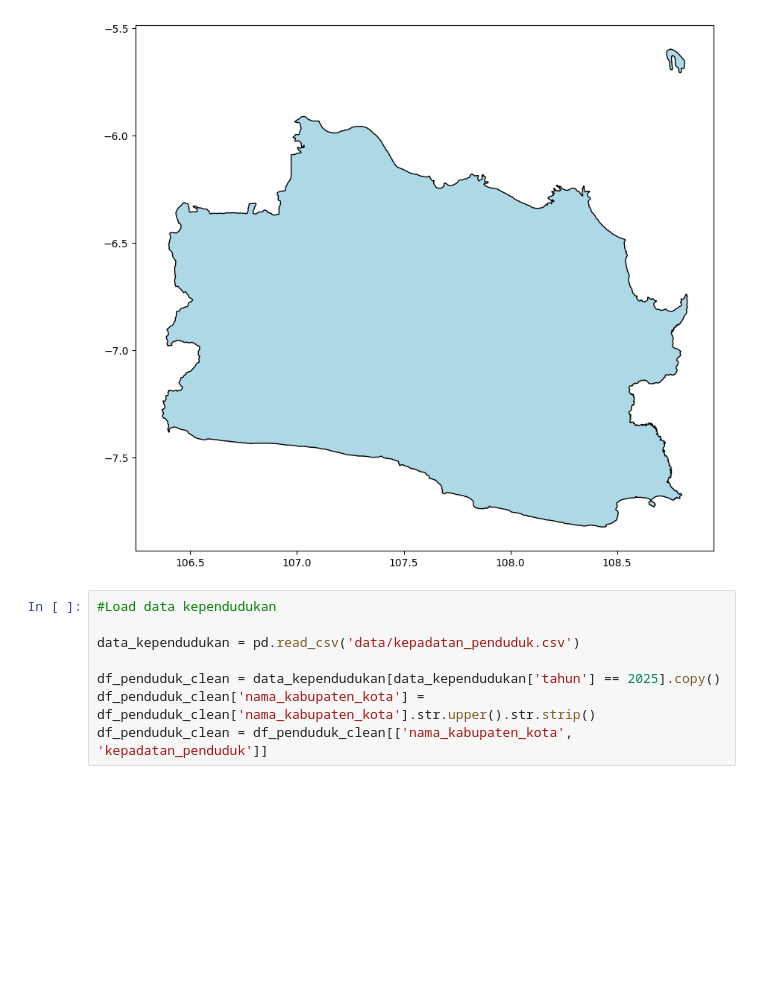
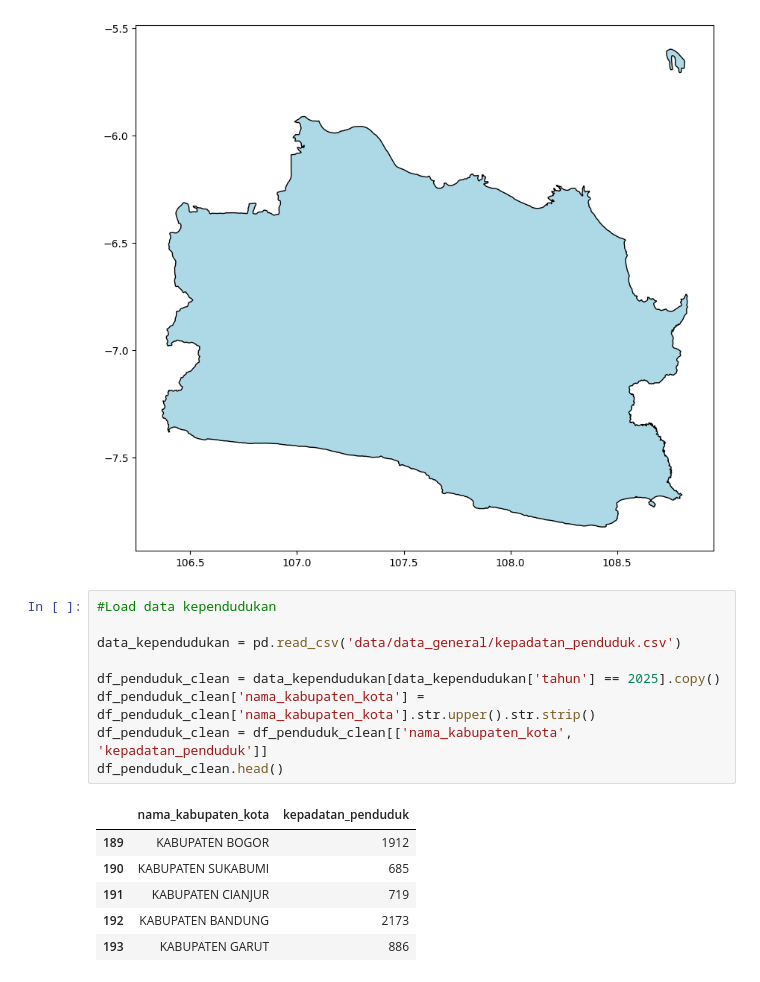
Before and after one commit to HilmiMithwa/UMKM-best_location-prediction, a Jupyter notebook: training.ipynb, the cells around one changed output. Saved outputs shown, nothing was run; the diff lists cells and outputs as text; blank space fills up the shorter version.

```diff
--- a/training.ipynb
+++ b/training.ipynb
@@ -21,9 +27,17 @@ jabar_map = jabar_map.to_crs(epsg=4326)
 # %%
 #Load data kependudukan
 
-data_kependudukan = pd.read_csv('data/kepadatan_penduduk.csv')
+data_kependudukan = pd.read_csv('data/data_general/kepadatan_penduduk.csv')
 
 df_penduduk_clean = data_kependudukan[data_kependudukan['tahun'] == 2025].copy()
 df_penduduk_clean['nama_kabupaten_kota'] = df_penduduk_clean['nama_kabupaten_kota'].str.upper().str.strip()
 df_penduduk_clean = df_penduduk_clean[['nama_kabupaten_kota', 'kepadatan_penduduk']]
+df_penduduk_clean.head()
+# %% [output]
+|  | nama_kabupaten_kota | kepadatan_penduduk |
+| 189 | KABUPATEN BOGOR | 1912 |
+| 190 | KABUPATEN SUKABUMI | 685 |
+| 191 | KABUPATEN CIANJUR | 719 |
+| 192 | KABUPATEN BANDUNG | 2173 |
+| 193 | KABUPATEN GARUT | 886 |
 # %%
```
Also changed, not shown: parts of 10 cells of this notebook, 39 other files.
